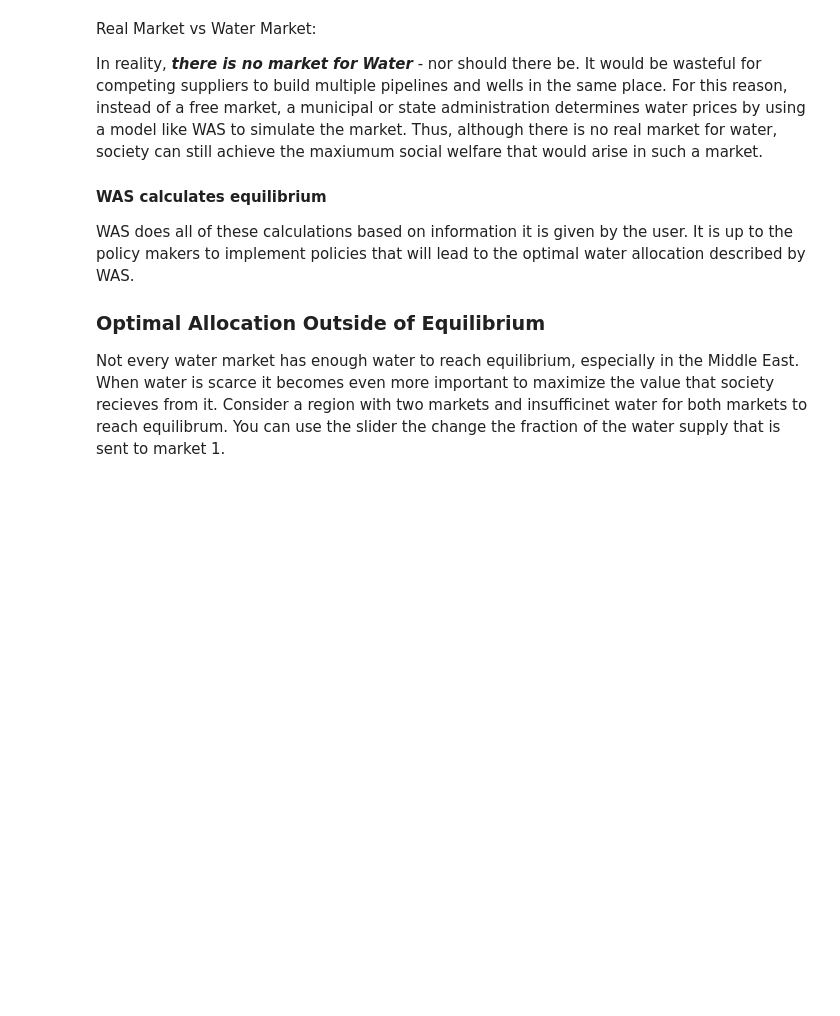
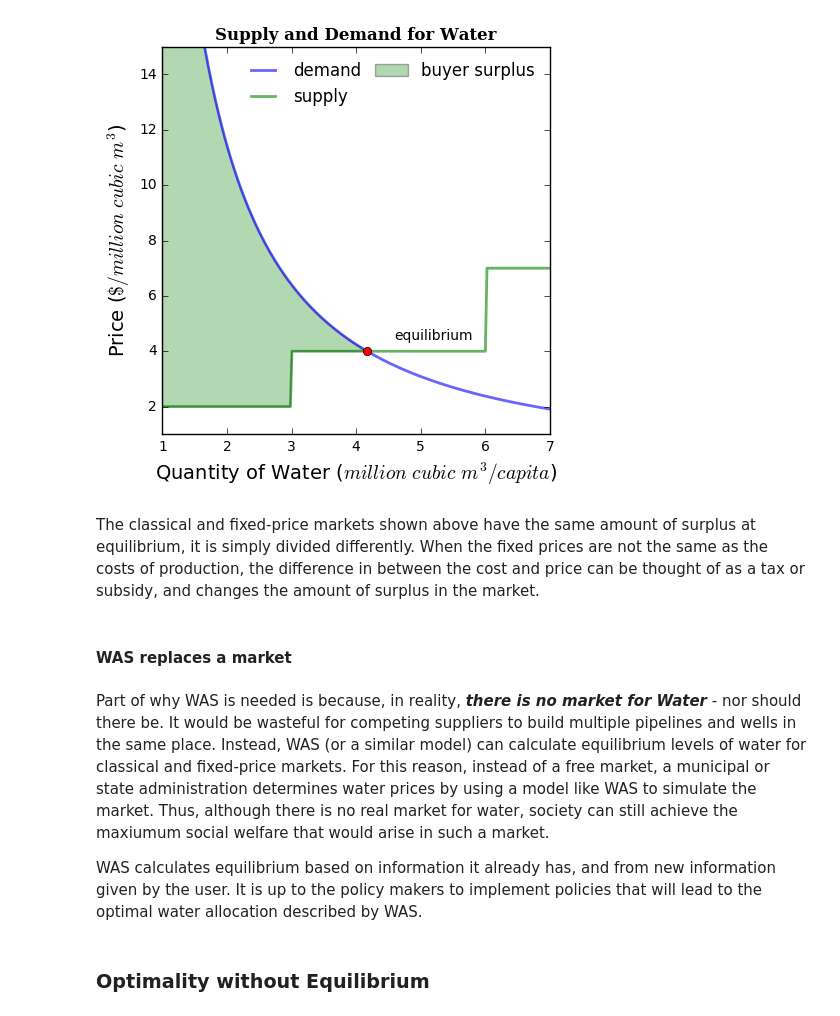
Before and after one commit to akaufman10/was, a Jupyter notebook: trainings/Intro_Theory.ipynb, the cells around one changed output. Cells and saved outputs as stored; diff of their text form; code cells hidden in the pictures; blank space fills up the shorter version.

```diff
--- a/trainings/Intro_Theory.ipynb
+++ b/trainings/Intro_Theory.ipynb
@@ -175,14 +169,18 @@ interact(graphMaker.drawQuantity,quantity = (1,3.5,.05),annotate=True)
+# %%
+graphMaker.surplusParams['label'] = "buyer surplus"
+graphMaker.drawFigure(annotate=True)
+graphMaker.surplusParams['label'] = "surplus"
+graphMaker.market.demandFunc.multiplier = 7
+graphMaker.market.findEQ()
+# %% [output]
+[figure, added]
+# %% [markdown]
+The classical and fixed-price markets shown above have the same amount of surplus at equilibrium, it is simply divided differently.  When the fixed prices are not the same as the costs of production, the difference in between the cost and price can be thought of as a tax or subsidy, and changes the amount of surplus in the market.
+# %% [markdown]
+#### WAS replaces a market
 # %% [markdown]
+Part of why WAS is needed is because, in reality, _**there is no market for Water**_ - nor should there be.  It would be wasteful for competing suppliers to build multiple pipelines and wells in the same place.  Instead, WAS (or a similar model) can calculate equilibrium levels of water for classical and fixed-price markets.  For this reason, instead of a free market, a municipal or state administration determines water prices by using a model like WAS to simulate the market.  Thus, although there is no real market for water, society can still achieve the maxiumum social welfare that would arise in such a market.
 
-
-Real Market vs Water Market:
-
-In reality, _**there is no market for Water**_ - nor should there be.  It would be wasteful for competing suppliers to build multiple pipelines and wells in the same place.  For this reason, instead of a free market, a municipal or state administration determines water prices by using a model like WAS to simulate the market.  Thus, although there is no real market for water, society can still achieve the maxiumum social welfare that would arise in such a market.
-
-#### WAS calculates equilibrium
-
-WAS does all of these calculations based on information it is given by the user.  It is up to the policy makers to implement policies that will lead to the optimal water allocation described by WAS.
-
-### Optimal Allocation Outside of Equilibrium
-
-Not every water market has enough water to reach equilibrium, especially in the Middle East. When water is scarce it becomes even more important to maximize the value that society recieves from it.  Consider a region with two markets and insufficinet water for both markets to reach equilibrum.  You can use the slider the change the fraction of the water supply that is sent to market 1.
+WAS calculates equilibrium based on information it already has, and from new information given by the user.  It is up to the policy makers to implement policies that will lead to the optimal water allocation described by WAS.
+# %% [markdown]
+### Optimality without Equilibrium
```
Also changed, not shown: parts of 65 cells of this notebook, 47 other files.
